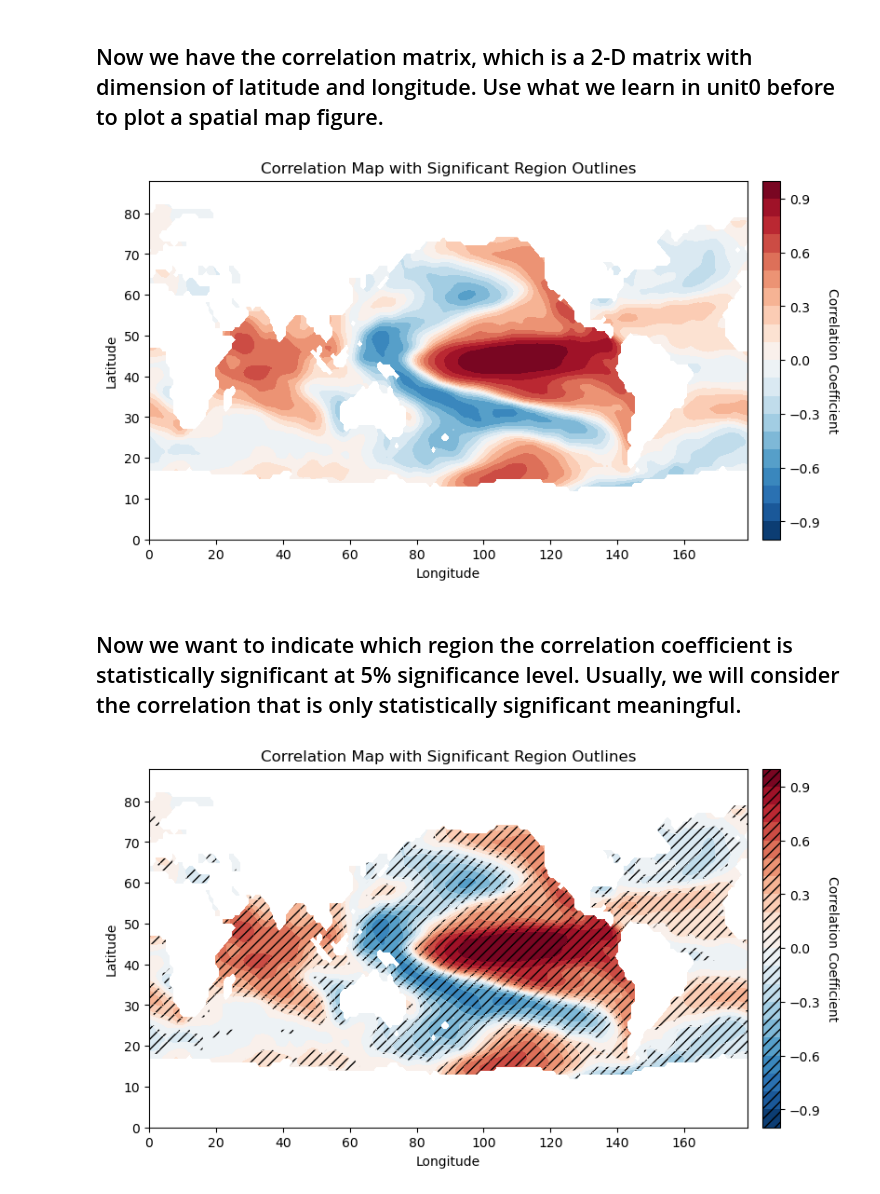
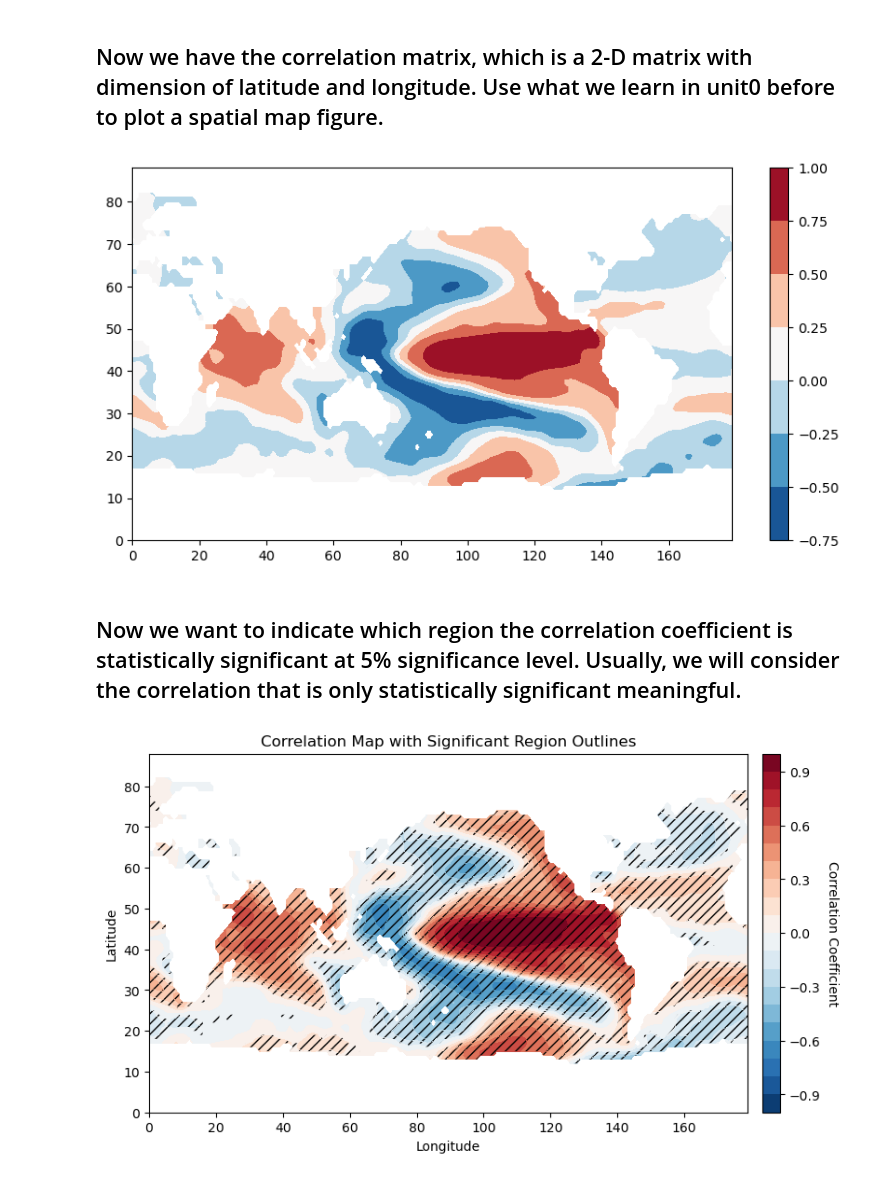
Before and after one commit to ZhengWinnieWu/course_statistics, a Jupyter notebook: unit3/correlation_map.ipynb, the cells around one changed output. Drawn from its saved outputs; the diff is of its cells as text; code cells hidden in the pictures.

```diff
--- a/unit3/correlation_map.ipynb
+++ b/unit3/correlation_map.ipynb
@@ -100,11 +110,15 @@ print(r_xy.shape,p_val.shape)
 # %%
 # plot the correlation map
 figure = plt.figure(figsize=(10,5))
 
+ax = figure.add_subplot(1,1,1)
+
+im = ax.contourf(r_xy,cmap='RdBu_r')
+cbar = figure.colorbar(im,ax=ax)
 
 plt.show()
 # %% [output]
-[figure, old version]
+[figure, new version]
 # %% [markdown]
 ## Now we want to indicate which region the correlation coefficient is statistically significant at 5% significance level. Usually, we will consider the correlation that is only statistically significant meaningful.
 # %%
@@ -122,10 +136,9 @@ r_xy_p = np.copy(r_xy)
 r_xy_p[np.where(p_val>0.05)] = np.nan
 
 im = ax.contourf(r_xy, cmap='RdBu_r', levels=np.arange(-1,1.1,0.1))
-
+cbar = figure.colorbar(im, ax=ax, orientation='vertical', pad=0.02)
 im = ax.contourf(r_xy_p, cmap='RdBu_r', hatches=['///'], levels=np.arange(-1,1.1,0.1))
 
-cbar = fig.colorbar(im, ax=ax, orientation='vertical', pad=0.02)
 cbar.ax.set_ylabel("Correlation Coefficient", rotation=-90, va="bottom")
 ax.set_xlabel("Longitude")
 ax.set_ylabel("Latitude")
@@ -133,4 +146,4 @@ ax.set_title("Correlation Map with Significant Region Outlines")
 
 plt.show()
 # %% [output]
-[figure, old version]
+[figure, new version]
```
Also changed, not shown: parts of 3 cells of this notebook.
